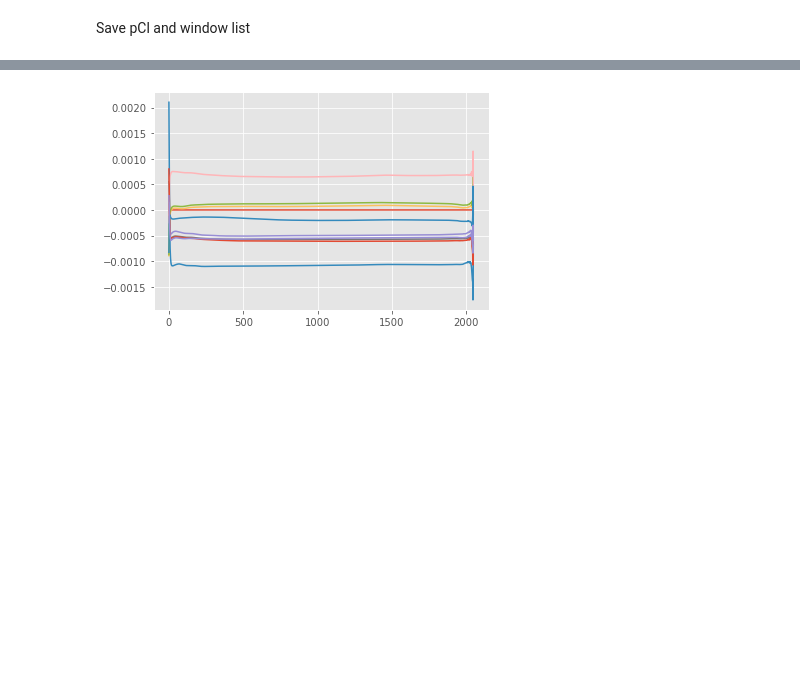
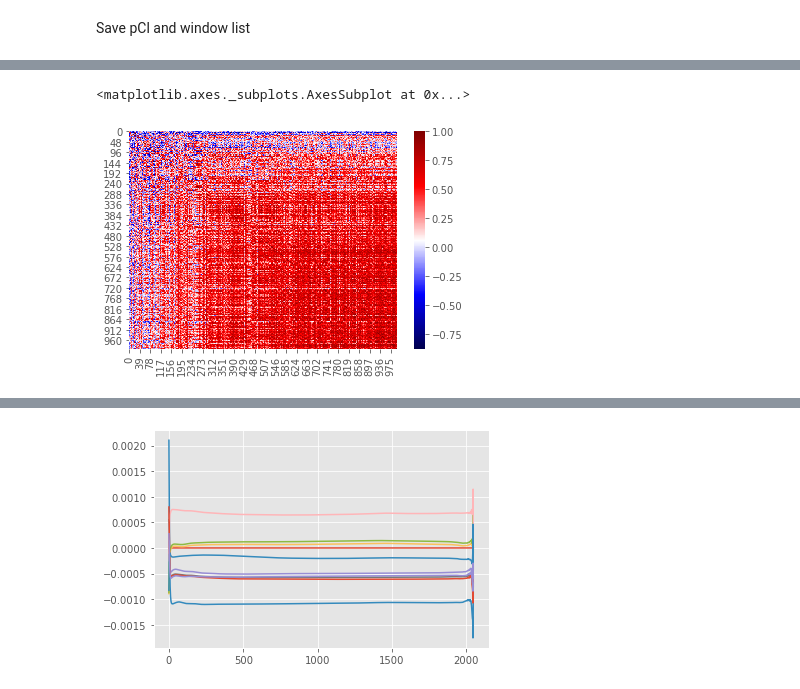
Before and after one commit to tanveerkarim/imaging-sys-covariance, a Jupyter notebook: notebooks/Generate_pcl_th.ipynb, the cells around one changed output, grey strips where cells are left out. Drawn from its saved outputs; the diff is of its cells as text; code cells hidden in the pictures; blank space fills up the shorter version.

```diff
--- a/notebooks/Generate_pcl_th.ipynb
+++ b/notebooks/Generate_pcl_th.ipynb
@@ -527,0 +575,2 @@ np.save("../dat/pcl_th.npy", pcl_th, allow_pickle=False)
+# %%
+cov_window = np.cov(window_cl_array.T)
@@ -527,0 +581,7 @@ np.save("../dat/pcl_th.npy", pcl_th, allow_pickle=False)
+# %%
+Dinv = np.diag(1 / np.sqrt(np.diag(cov_window)))
+corr = Dinv @ cov_window @ Dinv
+# %%
+import seaborn as sns
+sns.heatmap(corr[:1000, :1000], cmap = 'seismic')
+# %% [output]
@@ -527,0 +605,2 @@ np.save("../dat/pcl_th.npy", pcl_th, allow_pickle=False)
+<matplotlib.axes._subplots.AxesSubplot at 0x...>
+[figure, added]
```
Also changed, not shown: parts of 21 cells of this notebook.
